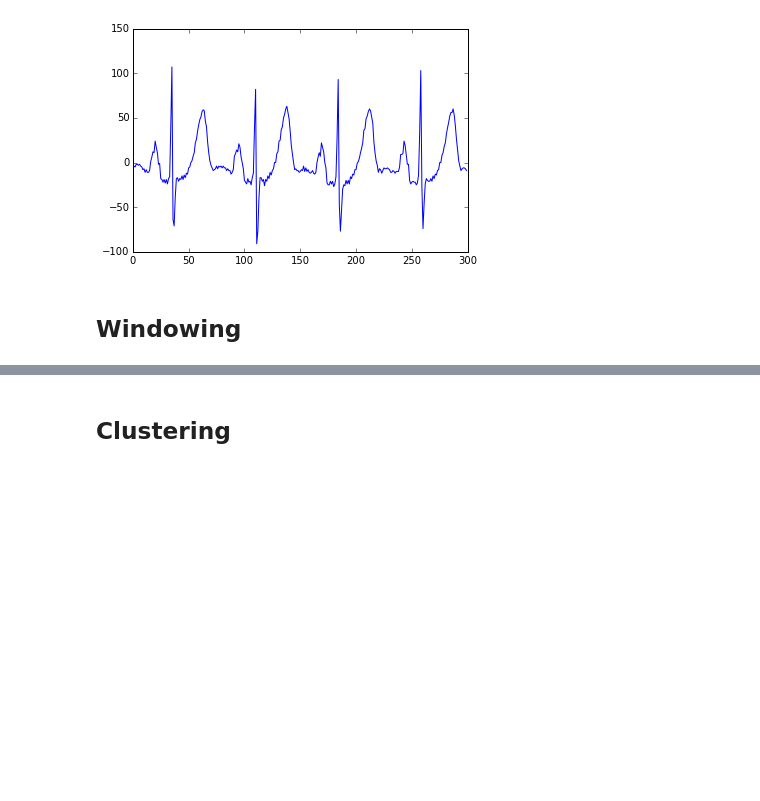
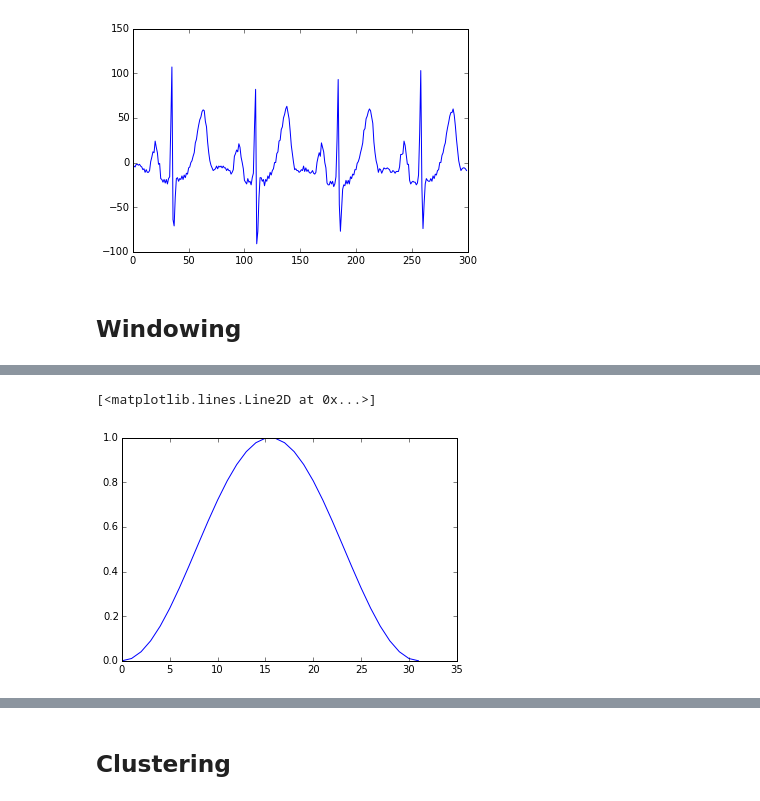
Before and after one commit to mrahtz/sanger-machine-learning-workshop, a Jupyter notebook: Unsupervised Learning.ipynb, the cells around one changed output, grey strips where cells are left out. Cells and saved outputs as stored; diff of their text form; code cells hidden in the pictures; blank space fills up the shorter version.

Commit message:
Draft windowing section

```diff
--- a/Unsupervised Learning.ipynb
+++ b/Unsupervised Learning.ipynb
@@ -131,0 +179,7 @@ plt.show()
+# %%
+window_rads = np.linspace(0, np.pi, chunk_len)
+window = np.sin(window_rads)**2
+plt.plot(window)
+# %% [output]
+[<matplotlib.lines.Line2D at 0x...>]
+[figure, added]
```
Also changed, not shown: parts of 8 cells of this notebook.
